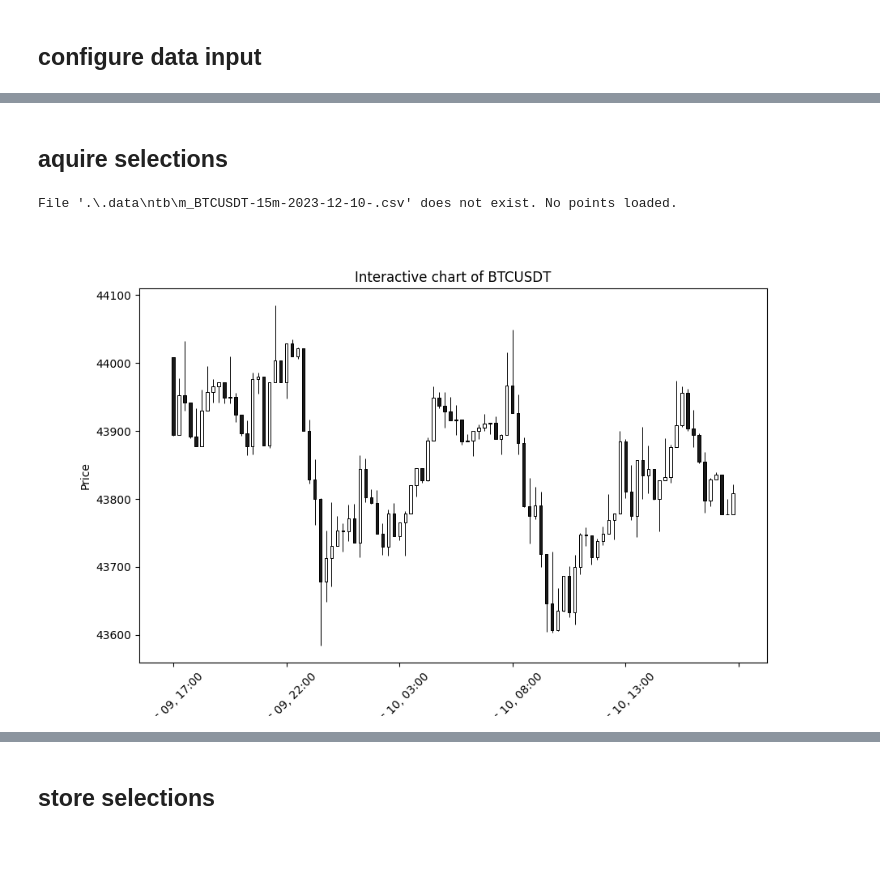
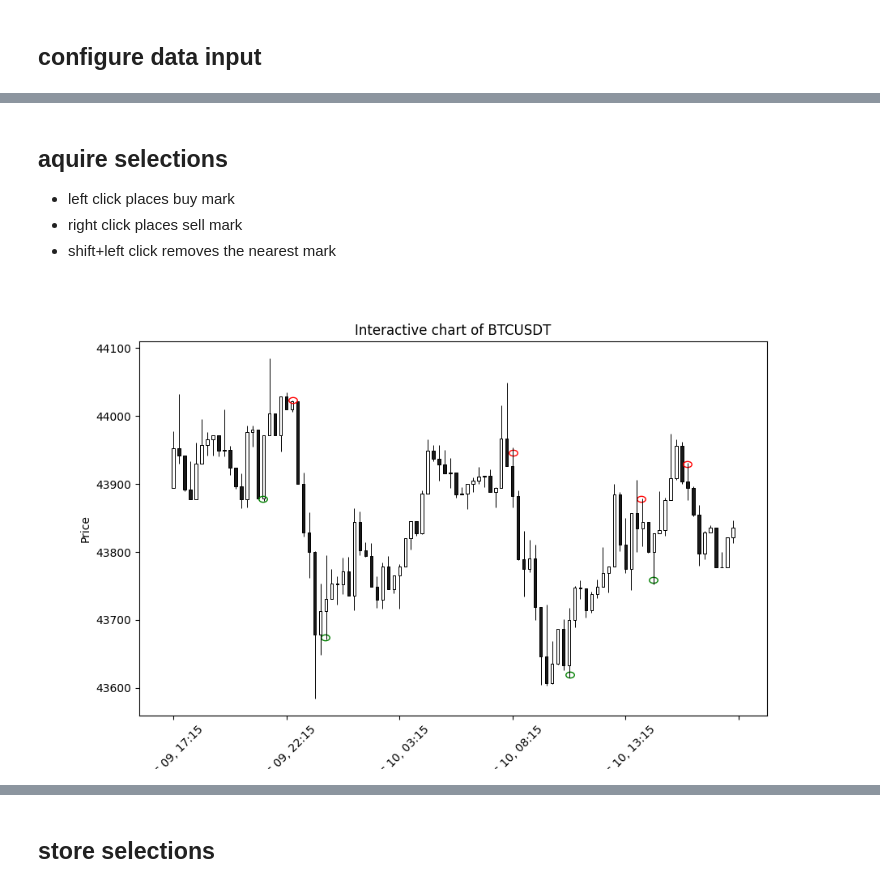
Before and after one commit to ursul0/trp, a Jupyter notebook: Pair_Data_Prep.ipynb, the cells around one changed output, grey strips where cells are left out. Cells and saved outputs as stored; diff of their text form; code cells hidden in the pictures; blank space fills up the shorter version.

```diff
--- a/Pair_Data_Prep.ipynb
+++ b/Pair_Data_Prep.ipynb
@@ -83,10 +84,11 @@ Date
-# %% [markdown]
-## aquire selections
+# %% [markdown]
+## aquire selections
+* left click places buy mark
+* right click places sell mark
+* shift+left click removes the nearest mark
 # %%
 plt_filename = path+'m_'+ filename
 # Load points from file and continue editing/start anew
-# plotter = plt_capture_onclick(pair_df, load_filename=plt_filename, pair_name = SYMBOL)
-plotter = plt_capture_onclick(pair_df, load_filename=plt_filename, pair_name = SYMBOL, refresh_data=REFRESH_INPUT_DATA)
+plotter = plt_capture_onclick(pair_df, load_filename=plt_filename, pair_name = SYMBOL)
 # %% [output]
-File '.\.data\ntb\m_BTCUSDT-15m-2023-12-10-.csv' does not exist. No points loaded.
-[figure, old version]
+[figure, new version]
```
Also changed, not shown: parts of 5 cells of this notebook, 1 other file.
